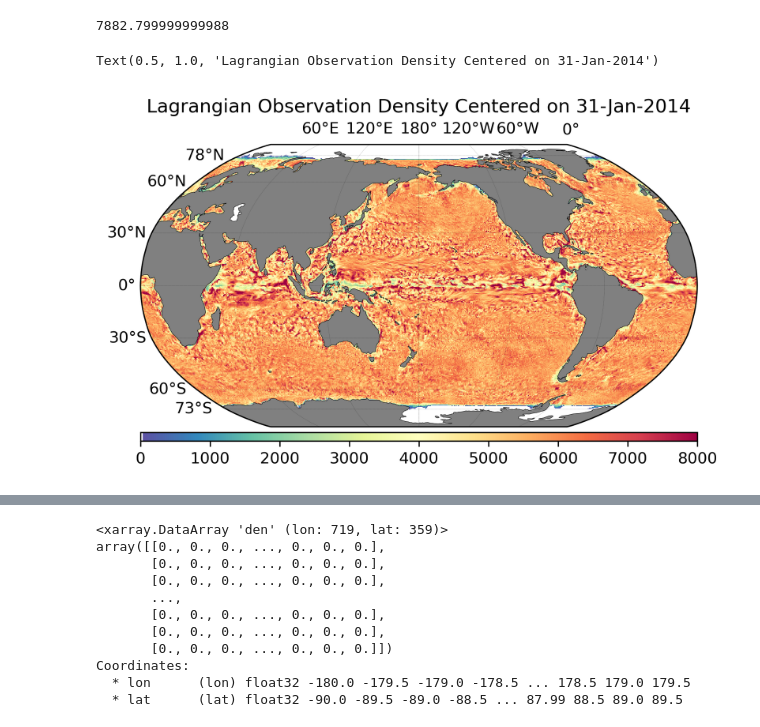
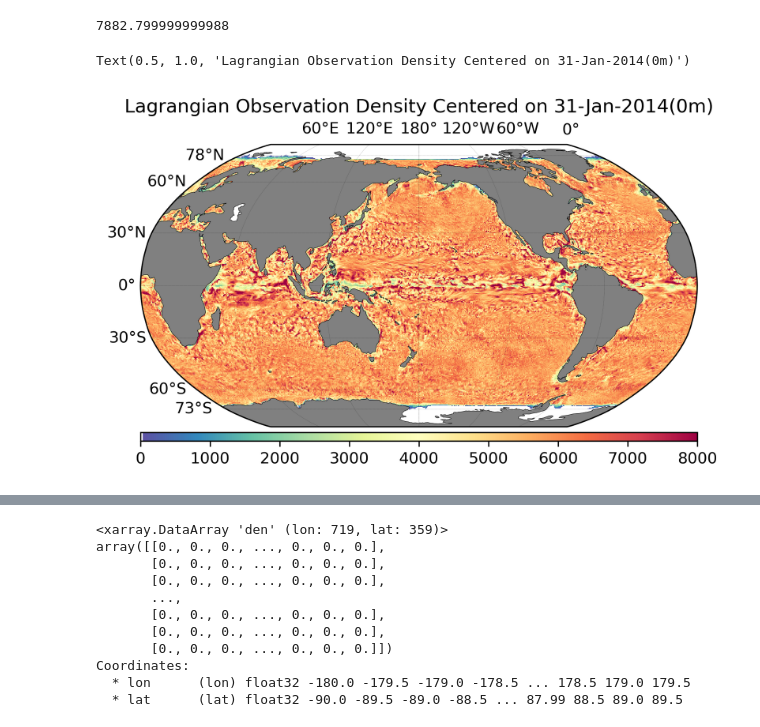
Before and after one commit to Eli8131/hycom_den_var, a Jupyter notebook: density/hycom_density_plotting.ipynb, the cells around one changed output, grey strips where cells are left out. Drawn from its saved outputs; the diff is of its cells as text; code cells hidden in the pictures.

```diff
--- a/density/hycom_density_plotting.ipynb
+++ b/density/hycom_density_plotting.ipynb
@@ -59,36 +59,36 @@ i = 1
 # find min and max latitudes where observations are present
 minlat = np.nanmin(ds[int(i)]['lat'].where(ds[int(i)]['den']!=0))
 maxlat = np.nanmax(ds[int(i)]['lat'].where(ds[int(i)]['den']!=0))
 # create figure and image
 fig1 = plt.figure(dpi=300)
 ax1 = fig1.add_subplot(1,1,1,projection=ccrs.Robinson(central_longitude=-180))
 image = plt.pcolormesh(lon, lat,
                 ds[int(i)]['den'].transpose(),
                 cmap=cmap,
                 transform=ccrs.PlateCarree(),
                 vmin=0, vmax=8000)
 
 # gridlines and labels
 ylocs = np.concatenate([[int(minlat)], np.arange(-60, 61, 30), [int(maxlat)]])
 gl = ax1.gridlines(color='k', linewidth=0.1, linestyle = 'dotted',
         xlocs=np.arange(-180, 181, 60), ylocs=ylocs,
         draw_labels=True)
 gl.bottom_labels = False
 gl.right_labels = False
 
 # add coastlines and land features
 ax1.add_feature(cfeature.LAND, facecolor='grey', zorder=1)
 ax1.add_feature(cfeature.COASTLINE, linewidth=0.25, zorder=1)
 divider = make_axes_locatable(ax1)
 # colorbar settings
 cax = divider.append_axes("bottom", size="3%", pad=0.05, axes_class=plt.Axes)
 cb = fig1.colorbar(image, cax=cax, orientation = "horizontal", ticks = np.linspace(0, 8000, 9))
 # add title
-ax1.set_title('Lagrangian Observation Density Centered on '+dlist[int(i-1)] '(15m)')
+ax1.set_title('Lagrangian Observation Density Centered on '+dlist[int(i-1)]+'(0m)')
 #plt.savefig('/Users/elifaigle/Desktop/aws/hycom_aws_density_'+str(int(i))+'.png', format = 'png')
 # %% [output]
-Text(0.5, 1.0, 'Lagrangian Observation Density Centered on 31-Jan-2014')
+Text(0.5, 1.0, 'Lagrangian Observation Density Centered on 31-Jan-2014(0m)')
-[figure, old version]
+[figure, new version]
 # %%
 # plot grounded
 # choose step
```
Also changed, not shown: parts of 1 cell of this notebook.
